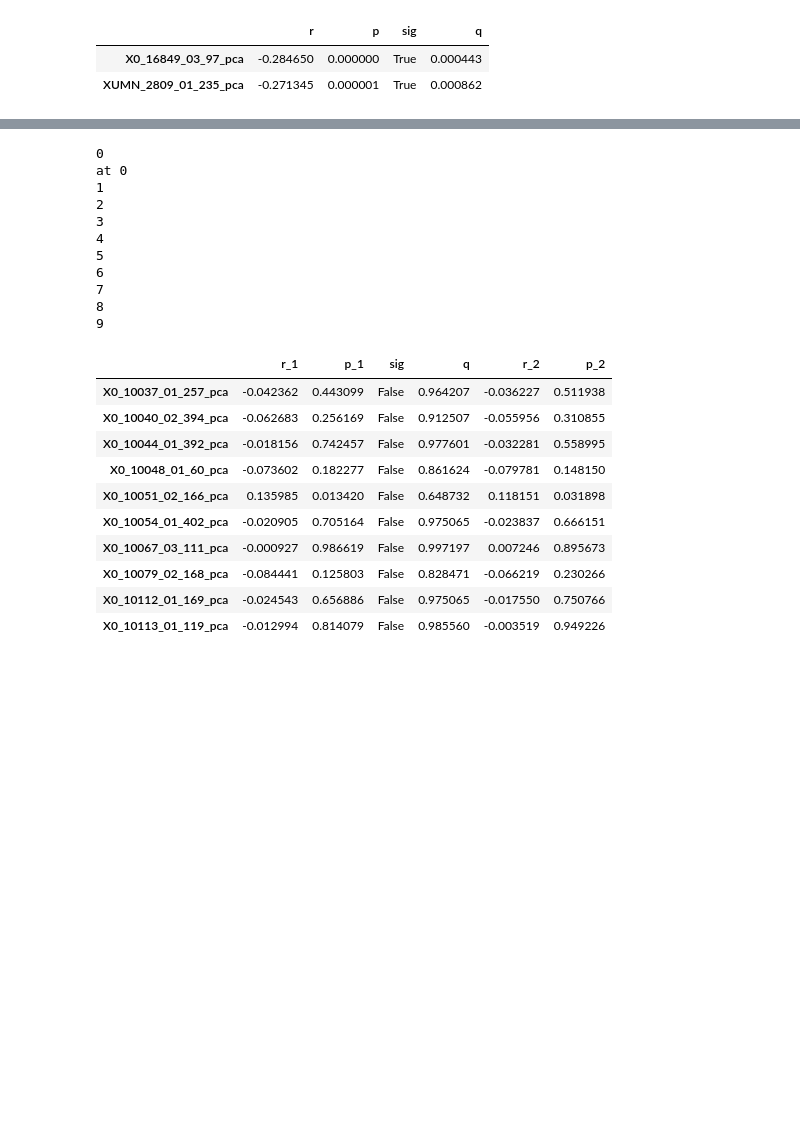
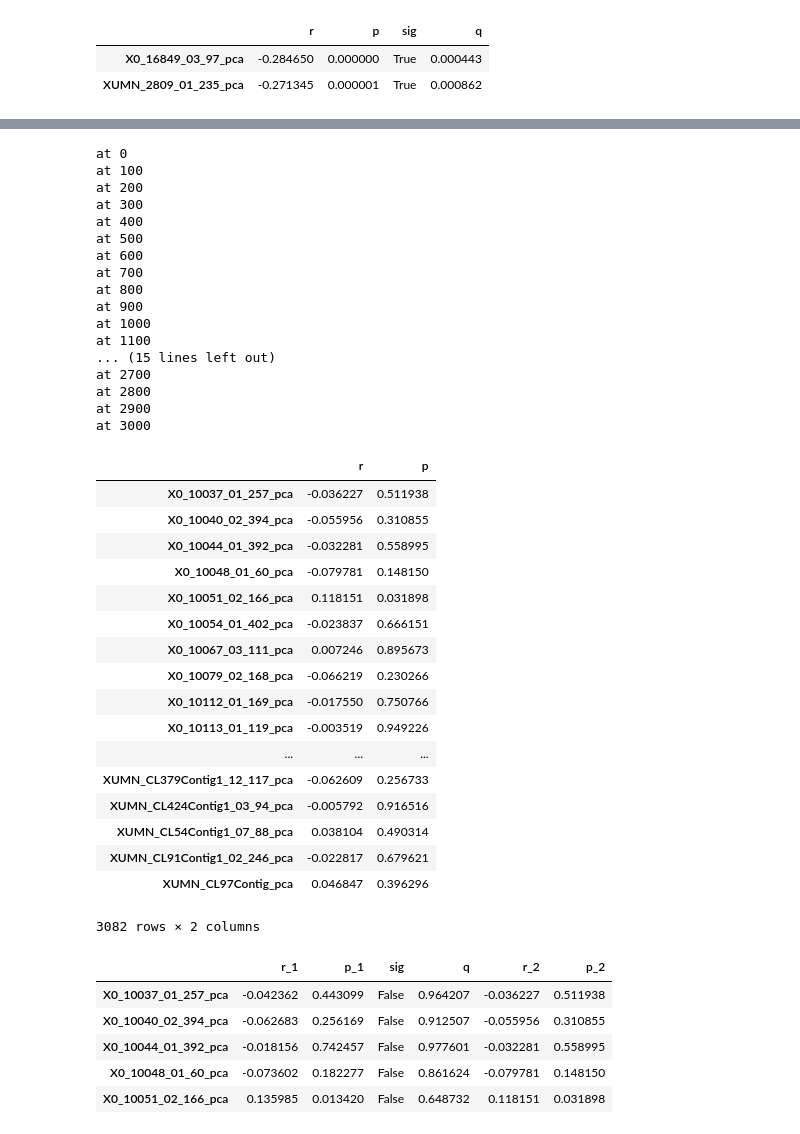
Before and after one commit to cfriedline/congen2015, a Jupyter notebook: slides/3_correction_for_population_structure.ipynb, the cells around one changed output, grey strips where cells are left out. Cells and saved outputs as stored; diff of their text form; code cells hidden in the pictures; blank space fills up the shorter version.

```diff
--- a/slides/3_correction_for_population_structure.ipynb
+++ b/slides/3_correction_for_population_structure.ipynb
@@ -138,21 +196,9 @@ snp_cor_df[snp_cor_df.sig == True]
 # %%
-def do_pca(df, locus):
-    r = ro.r
-    prcomp = r('prcomp')
-    df = df.ix[:,[x for x in df.columns if '_pca' in x]]
-    df = df.drop(locus, axis=1)
-    res = prcomp(df, scale=False, center=False)
-    x = com.convert_robj(res.rx2("x"))
-    x.index = df.index
-    return x
-
-
 snp_num = 0
 snp_cor2 = {}
 for col in trait_complete_pca:
     if "_pca" in col:
-        print snp_num
-        pca_cov2 = do_pca(trait_complete_pca, col).ix[:,0:14]
+        pca_cov2 = pd.DataFrame(pca_results[col])
         df = trait_complete_pca.merge(pca_cov2, how="inner", left_index=True,
                                      right_index=True, suffixes=('_x','_y'))
         pca_cov_string = "+".join(["%s_y" % x for x in pca_cov2.columns])
@@ -164,26 +210,51 @@ for col in trait_complete_pca:
         corrected = pearsonr(g_fit.resid, p_fit.resid)
         snp_cor2[col] = corrected
         snp_num += 1
-        if snp_num == 10:
-            break
 # %% [output]
-0
 at 0
-1
-2
-3
-4
-5
-6
-7
-8
-9
+at 100
+at 200
+at 300
+at 400
+at 500
+at 600
+at 700
+at 800
+at 900
+at 1000
+at 1100
+... (15 lines left out)
+at 2700
+at 2800
+at 2900
+at 3000
 # %%
 snp_cor2_df = pd.DataFrame(snp_cor2, index=['r', 'p']).T
+# %%
+snp_cor2_df
+# %% [output]
+|  | r | p |
+| X0_10037_01_257_pca | -0.036227 | 0.511938 |
+| X0_10040_02_394_pca | -0.055956 | 0.310855 |
+| X0_10044_01_392_pca | -0.032281 | 0.558995 |
+| X0_10048_01_60_pca | -0.079781 | 0.148150 |
+| X0_10051_02_166_pca | 0.118151 | 0.031898 |
+| X0_10054_01_402_pca | -0.023837 | 0.666151 |
+| X0_10067_03_111_pca | 0.007246 | 0.895673 |
+| X0_10079_02_168_pca | -0.066219 | 0.230266 |
+| X0_10112_01_169_pca | -0.017550 | 0.750766 |
+| X0_10113_01_119_pca | -0.003519 | 0.949226 |
+| ... | ... | ... |
+| XUMN_CL379Contig1_12_117_pca | -0.062609 | 0.256733 |
+| XUMN_CL424Contig1_03_94_pca | -0.005792 | 0.916516 |
+| XUMN_CL54Contig1_07_88_pca | 0.038104 | 0.490314 |
+| XUMN_CL91Contig1_02_246_pca | -0.022817 | 0.679621 |
+| XUMN_CL97Contig_pca | 0.046847 | 0.396296 |
+3082 rows × 2 columns
 # %%
 cors = snp_cor_df.merge(snp_cor2_df, how="inner", suffixes=['_1', '_2'], left_index=True, right_index=True)
 # %%
-cors
+cors.head()
 # %% [output]
 |  | r_1 | p_1 | sig | q | r_2 | p_2 |
 | X0_10037_01_257_pca | -0.042362 | 0.443099 | False | 0.964207 | -0.036227 | 0.511938 |
@@ -191,11 +262,6 @@ cors
 | X0_10044_01_392_pca | -0.018156 | 0.742457 | False | 0.977601 | -0.032281 | 0.558995 |
 | X0_10048_01_60_pca | -0.073602 | 0.182277 | False | 0.861624 | -0.079781 | 0.148150 |
 | X0_10051_02_166_pca | 0.135985 | 0.013420 | False | 0.648732 | 0.118151 | 0.031898 |
-| X0_10054_01_402_pca | -0.020905 | 0.705164 | False | 0.975065 | -0.023837 | 0.666151 |
-| X0_10067_03_111_pca | -0.000927 | 0.986619 | False | 0.997197 | 0.007246 | 0.895673 |
-| X0_10079_02_168_pca | -0.084441 | 0.125803 | False | 0.828471 | -0.066219 | 0.230266 |
-| X0_10112_01_169_pca | -0.024543 | 0.656886 | False | 0.975065 | -0.017550 | 0.750766 |
-| X0_10113_01_119_pca | -0.012994 | 0.814079 | False | 0.985560 | -0.003519 | 0.949226 |
 # %%
 plt.scatter(cors.r_1, cors.r_2)
 plt.xlabel("locus not removed")
```
Also changed, not shown: parts of 8 cells of this notebook, 1 other file.
